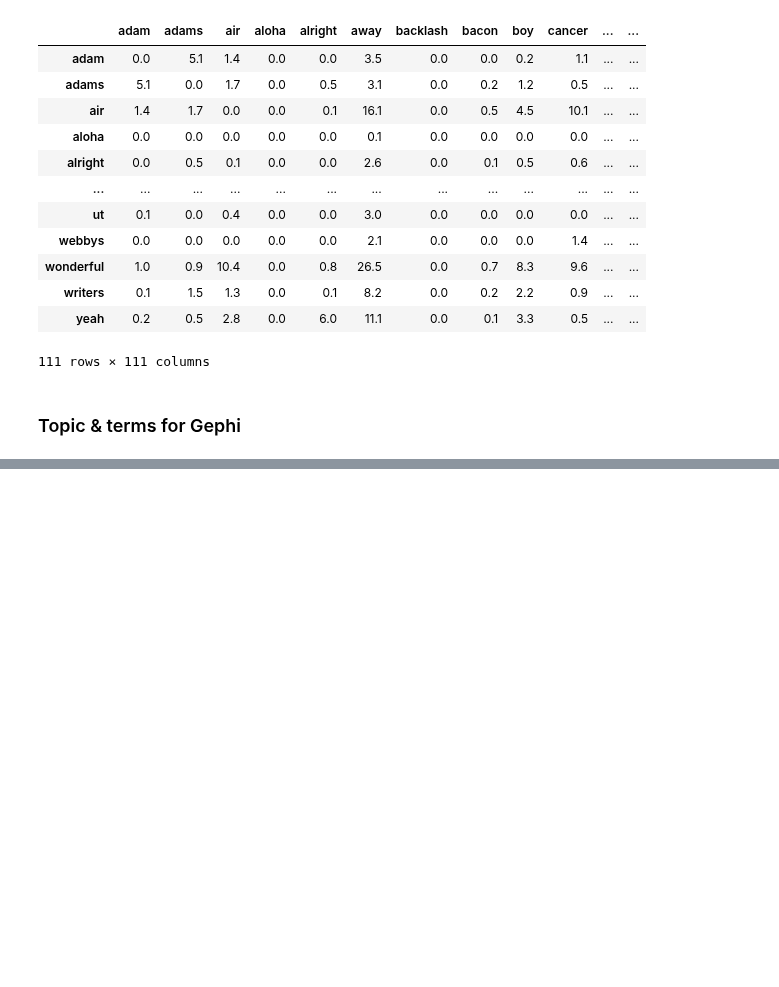
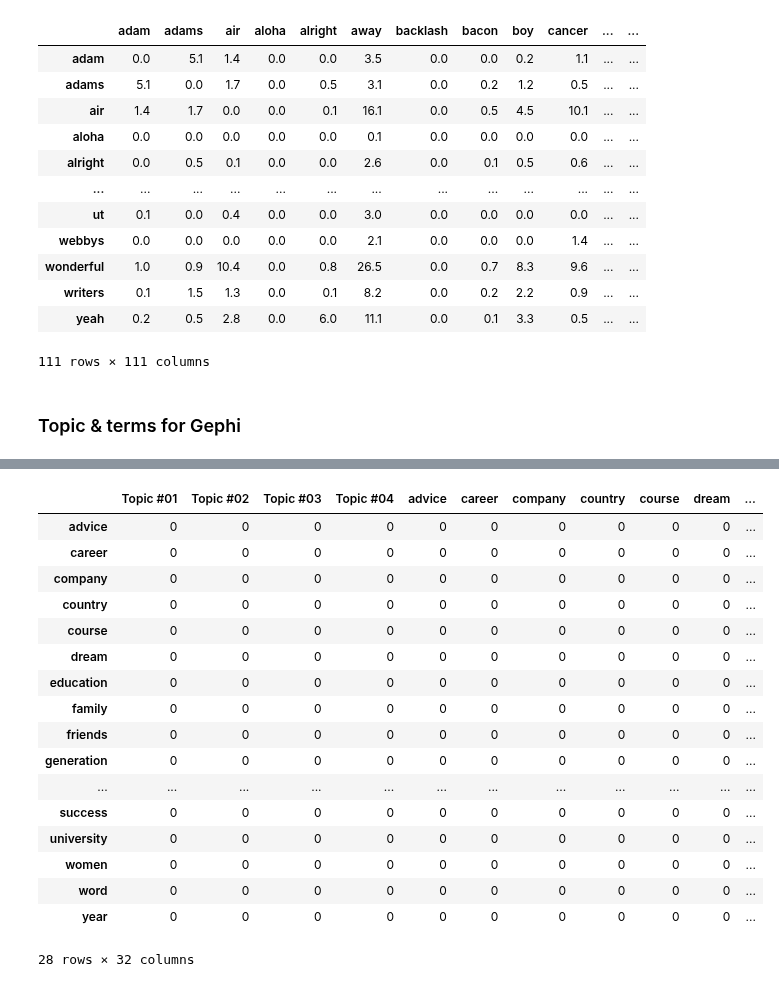
Before and after one commit to katiehuang1221/NLP-Analysis-On-Motivational-Speeches, a Jupyter notebook: notebook/network_3.ipynb, the cells around one changed output, grey strips where cells are left out. Cells and saved outputs as stored; diff of their text form; code cells hidden in the pictures; blank space fills up the shorter version.

Commit message:
Explore Gephi with topic and term

```diff
--- a/notebook/network_3.ipynb
+++ b/notebook/network_3.ipynb
@@ -170,0 +185,3 @@ NameError: name 'topic_df' is not defined
+# %%
+topic_word = topic_df[['words']]
+topic_word
@@ -170,0 +194,3 @@ NameError: name 'topic_df' is not defined
+# %%
+data_dtm = cv_dtm(topic_word,'words')
+data_dtm
@@ -170,0 +204,4 @@ NameError: name 'topic_df' is not defined
+# %%
+# Create topic-topic df to append
+topic_topic = pd.DataFrame(columns = data_dtm.index,index=data_dtm.index).fillna(0)
+topic_topic
@@ -170,0 +214,3 @@ NameError: name 'topic_df' is not defined
+# %%
+concat_1 = pd.concat([topic_topic,data_dtm],axis=1)
+concat_1
@@ -170,0 +224,23 @@ NameError: name 'topic_df' is not defined
+# %%
+# Create word-word df to append
+word_word = pd.DataFrame(columns = concat_1.columns,index=data_dtm.columns).fillna(0)
+word_word
+# %% [output]
+|  | Topic #01 | Topic #02 | Topic #03 | Topic #04 | advice | career | company | country | course | dream | ... |
+| advice | 0 | 0 | 0 | 0 | 0 | 0 | 0 | 0 | 0 | 0 | ... |
+| career | 0 | 0 | 0 | 0 | 0 | 0 | 0 | 0 | 0 | 0 | ... |
+| company | 0 | 0 | 0 | 0 | 0 | 0 | 0 | 0 | 0 | 0 | ... |
+| country | 0 | 0 | 0 | 0 | 0 | 0 | 0 | 0 | 0 | 0 | ... |
+| course | 0 | 0 | 0 | 0 | 0 | 0 | 0 | 0 | 0 | 0 | ... |
+| dream | 0 | 0 | 0 | 0 | 0 | 0 | 0 | 0 | 0 | 0 | ... |
+| education | 0 | 0 | 0 | 0 | 0 | 0 | 0 | 0 | 0 | 0 | ... |
+| family | 0 | 0 | 0 | 0 | 0 | 0 | 0 | 0 | 0 | 0 | ... |
+| friends | 0 | 0 | 0 | 0 | 0 | 0 | 0 | 0 | 0 | 0 | ... |
+| generation | 0 | 0 | 0 | 0 | 0 | 0 | 0 | 0 | 0 | 0 | ... |
+| ... | ... | ... | ... | ... | ... | ... | ... | ... | ... | ... | ... |
+| success | 0 | 0 | 0 | 0 | 0 | 0 | 0 | 0 | 0 | 0 | ... |
+| university | 0 | 0 | 0 | 0 | 0 | 0 | 0 | 0 | 0 | 0 | ... |
+| women | 0 | 0 | 0 | 0 | 0 | 0 | 0 | 0 | 0 | 0 | ... |
+| word | 0 | 0 | 0 | 0 | 0 | 0 | 0 | 0 | 0 | 0 | ... |
+| year | 0 | 0 | 0 | 0 | 0 | 0 | 0 | 0 | 0 | 0 | ... |
+28 rows × 32 columns
```
Also changed, not shown: parts of 12 cells of this notebook, 2 other files.
